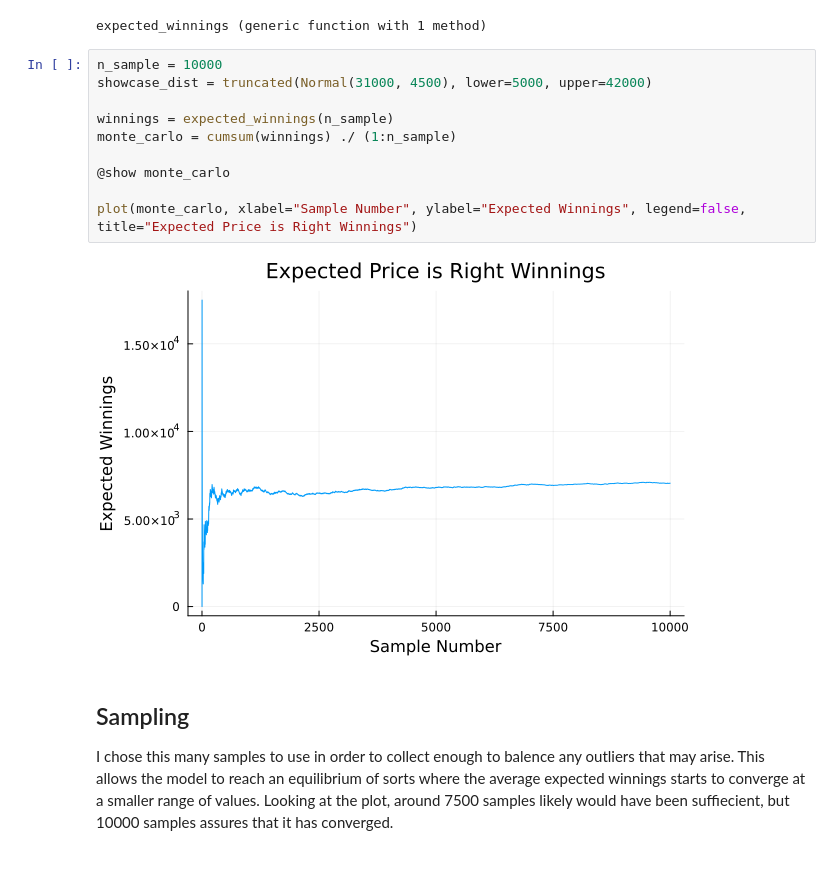
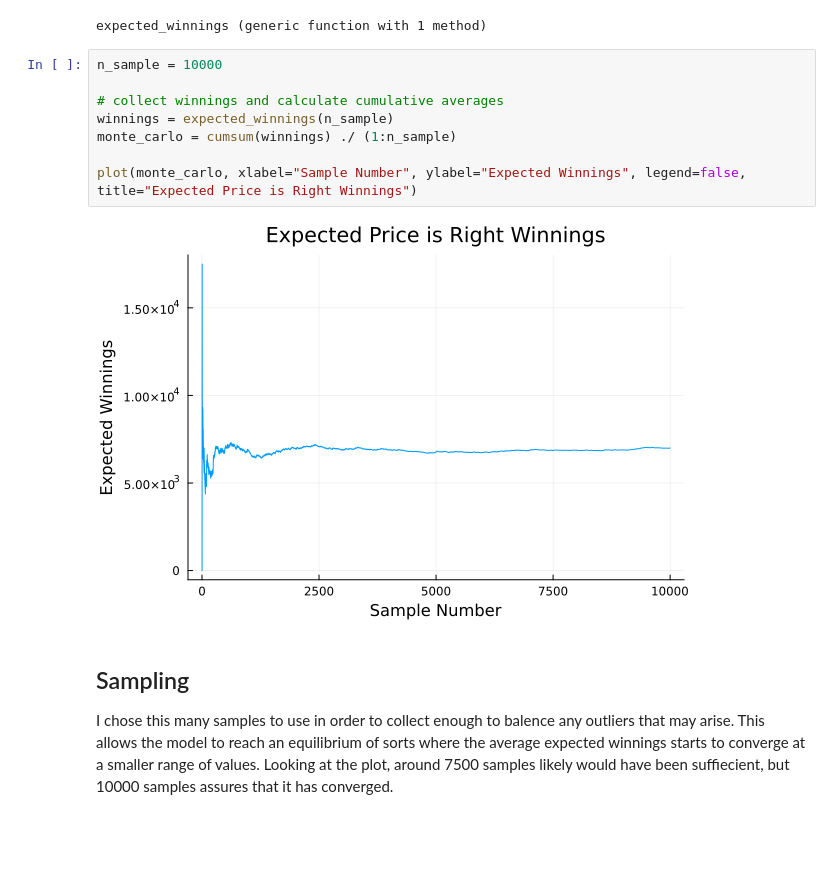
Before and after one commit to BEE4750-FA24/lab2-badynmt, a Jupyter notebook: lab02.ipynb, the cells around one changed output. Saved outputs shown, nothing was run; the diff lists cells and outputs as text.

```diff
--- a/lab02.ipynb
+++ b/lab02.ipynb
@@ -222,16 +222,14 @@ end
 expected_winnings (generic function with 1 method)
 # %%
 n_sample = 10000
-showcase_dist = truncated(Normal(31000, 4500), lower=5000, upper=42000)
 
+# collect winnings and calculate cumulative averages
 winnings = expected_winnings(n_sample)
 monte_carlo = cumsum(winnings) ./ (1:n_sample)
 
-@show monte_carlo
-
 plot(monte_carlo, xlabel="Sample Number", ylabel="Expected Winnings", legend=false, title="Expected Price is Right Winnings")
 # %% [output]
-[figure, old version]
+[figure, new version]
 # %% [markdown]
 ## Sampling
 
```
